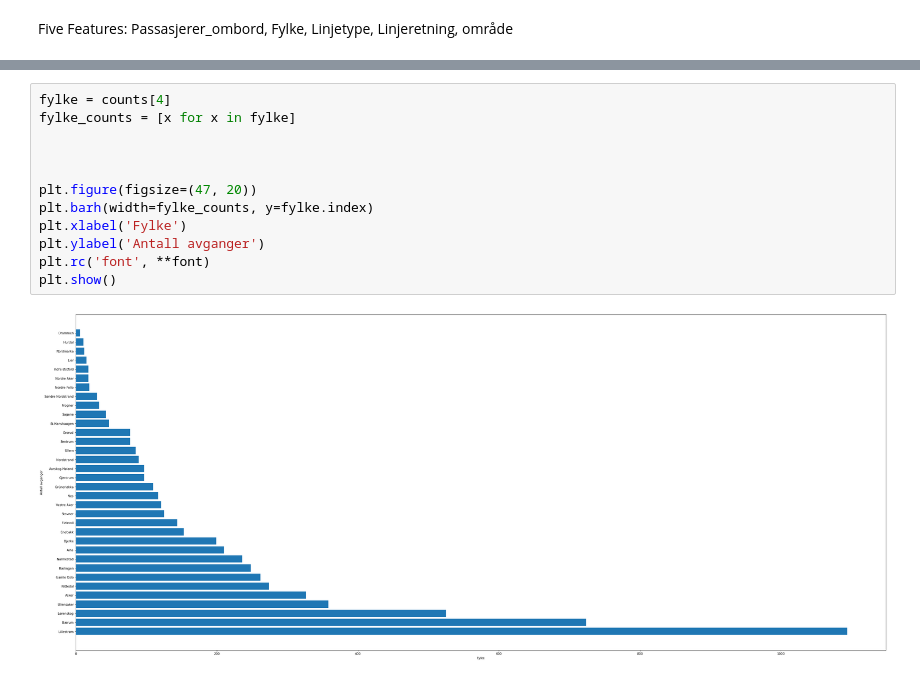
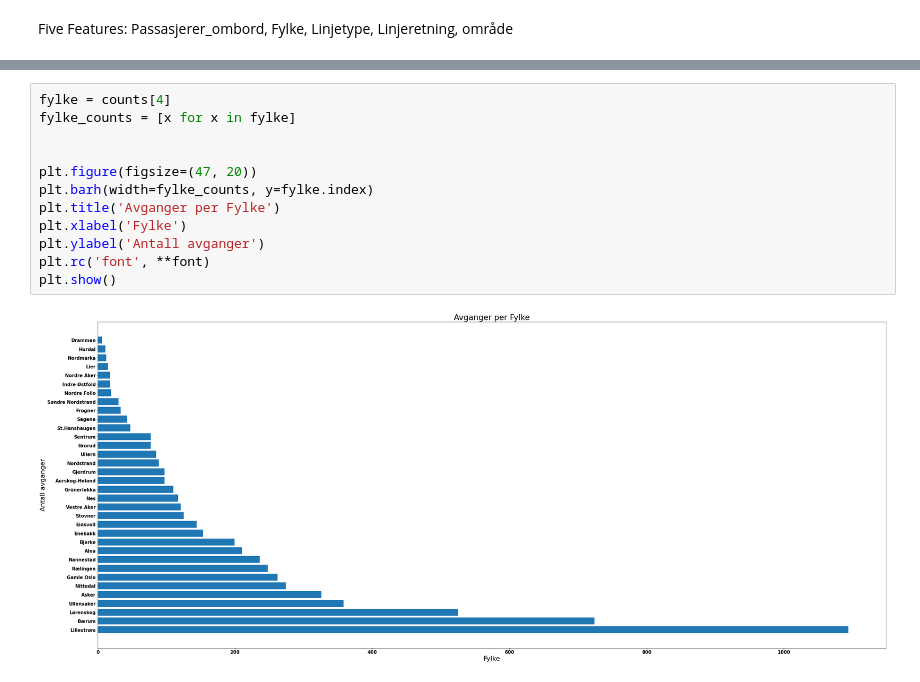
Before and after one commit to ThomasJRye/DAVE3625, a Jupyter notebook: Assignment1/Task1.ipynb, the cells around one changed output, grey strips where cells are left out. Cells and saved outputs as stored; diff of their text form.

```diff
--- a/Assignment1/Task1.ipynb
+++ b/Assignment1/Task1.ipynb
@@ -33,17 +39,17 @@ plt.show()
 # %%
 fylke = counts[4]
 fylke_counts = [x for x in fylke]
 
 
-
 plt.figure(figsize=(47, 20))
 plt.barh(width=fylke_counts, y=fylke.index)
+plt.title('Avganger per Fylke')
 plt.xlabel('Fylke')
 plt.ylabel('Antall avganger')
 plt.rc('font', **font)
 plt.show()
 # %% [output]
-[figure, old version]
+[figure, new version]
 # %%
 linjetype = counts[7]
 linjetype_counts = [x for x in linjetype]
```
Also changed, not shown: parts of 9 cells of this notebook.
